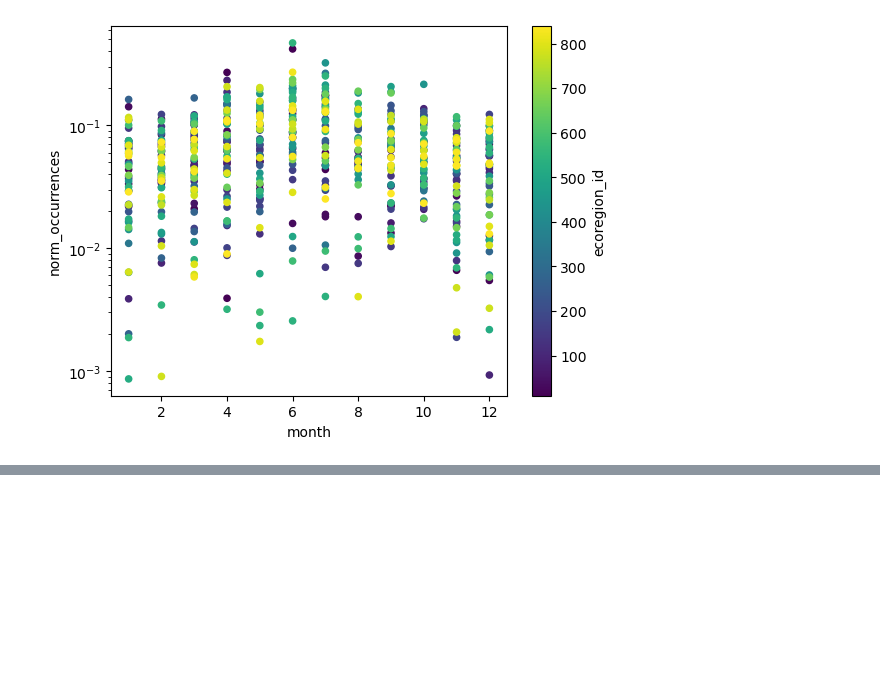
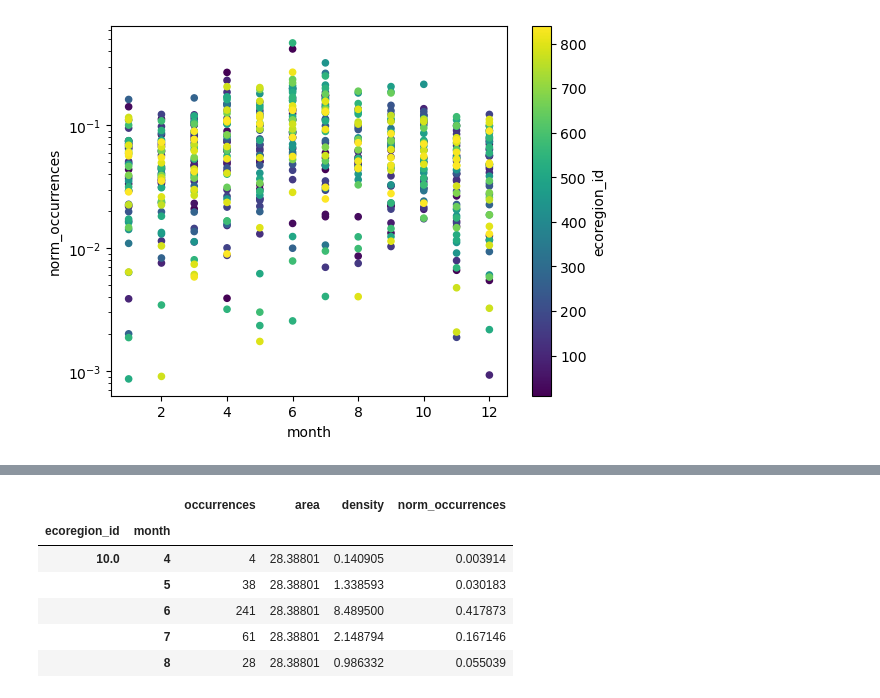
Before and after one commit to nym-veach/final-project-nym-veach, a Jupyter notebook: notebooks/trumpeter-swan-migration.ipynb, the cells around one changed output, grey strips where cells are left out. Drawn from its saved outputs; the diff is of its cells as text; code cells hidden in the pictures; blank space fills up the shorter version.

```diff
--- a/notebooks/trumpeter-swan-migration.ipynb
+++ b/notebooks/trumpeter-swan-migration.ipynb
@@ -256,0 +265,11 @@ eco_gdf.hvplot(geo=True, crs=ccrs.Mercator())
+# %%
+# View first few rows of data from occurance dataframe
+swan_occurrence_df.head()
+# %% [output]
+|  |  | occurrences | area | density | norm_occurrences |
+| ecoregion_id | month |  |  |  |  |
+| 10.0 | 4 | 4 | 28.38801 | 0.140905 | 0.003914 |
+|  | 5 | 38 | 28.38801 | 1.338593 | 0.030183 |
+|  | 6 | 241 | 28.38801 | 8.489500 | 0.417873 |
+|  | 7 | 61 | 28.38801 | 2.148794 | 0.167146 |
+|  | 8 | 28 | 28.38801 | 0.986332 | 0.055039 |
```
Also changed, not shown: parts of 4 cells of this notebook, 1 other file.
